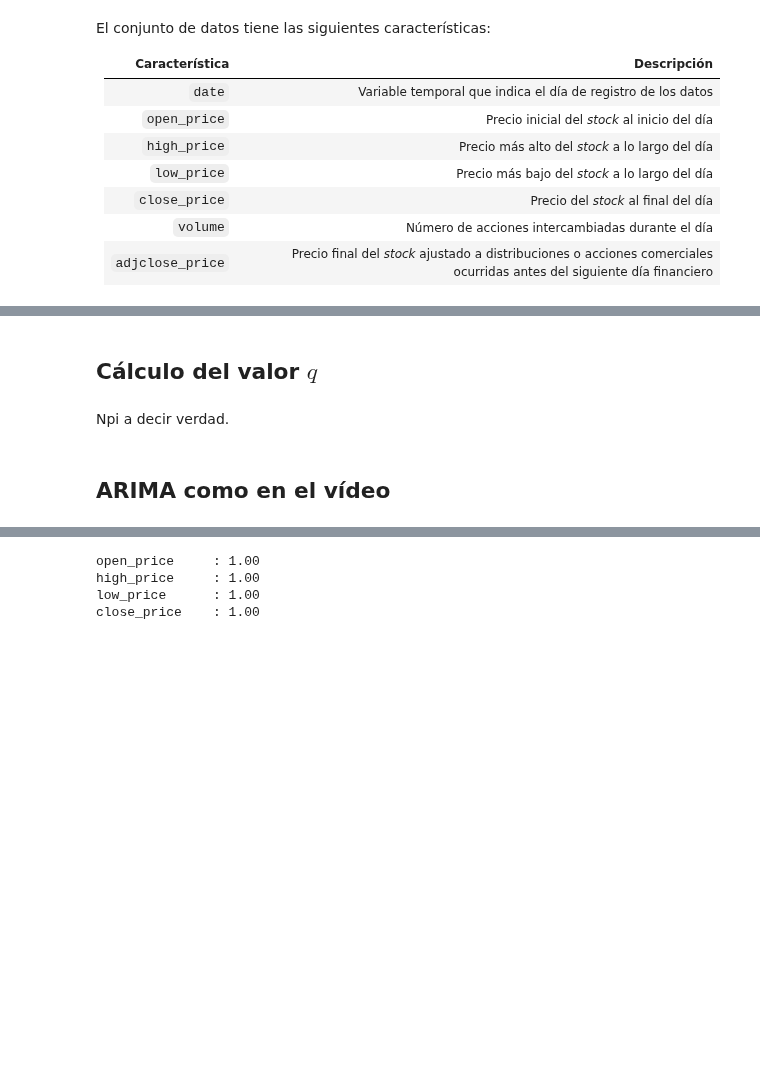
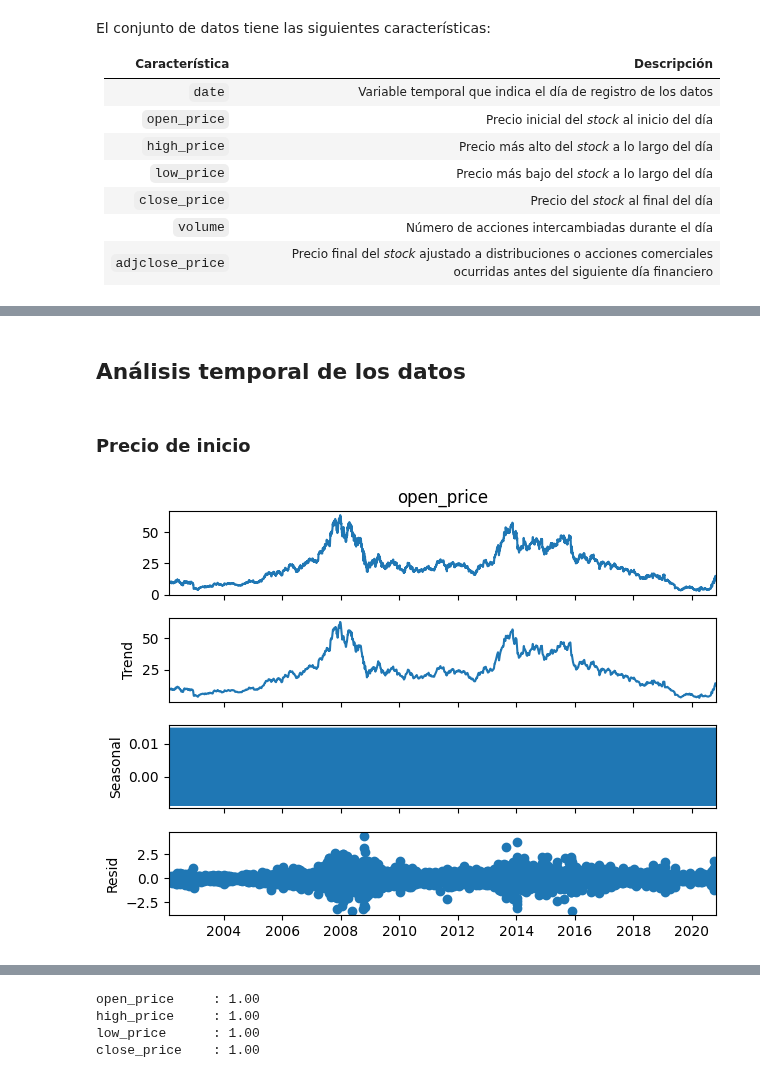
Before and after one commit to alu0101351773/TAAD_practicas, a Jupyter notebook: src/time_series.ipynb, the cells around one changed output, grey strips where cells are left out. Saved outputs shown, nothing was run; the diff lists cells and outputs as text; code cells hidden in the pictures; blank space fills up the shorter version.

Commit message:
notebook reorganizado, pendiente de implementar todos los modelos

```diff
--- a/src/time_series.ipynb
+++ b/src/time_series.ipynb
@@ -43,0 +62,4 @@ df['volume'].plot(figsize=(20, 5), xlim=('2002-01-01', '2018-12-31'), ylim=(0, 5
+# %%
+df = df.interpolate(method='linear')
+
+display(df)
@@ -43,0 +82,4 @@ df['volume'].plot(figsize=(20, 5), xlim=('2002-01-01', '2018-12-31'), ylim=(0, 5
+# %%
+df = df[df.index <= pd.to_datetime('2020-10-31')]
+
+display(df)
@@ -106,4 +113,0 @@ Name: volume, Length: 4772, dtype: float64
-# %%
-df['date'] = pd.to_datetime(df['date'])
-# %%
-df = df[df['date'] <= pd.to_datetime('2019-10-10')]
@@ -197,6 +114,10 @@ Npi a decir verdad
-# %% [markdown]
-## Cálculo del valor $q$
-# %% [markdown]
-Npi a decir verdad.
-# %% [markdown]
-## ARIMA como en el vídeo
+# %% [markdown]
+## Análisis temporal de los datos
+# %% [markdown]
+### Precio de inicio
+# %%
+from statsmodels.tsa.seasonal import seasonal_decompose
+
+seasonal_decompose(df['open_price'], model='additive').plot(); None
+# %% [output]
+[figure, added]
```
Also changed, not shown: parts of 39 cells of this notebook.
